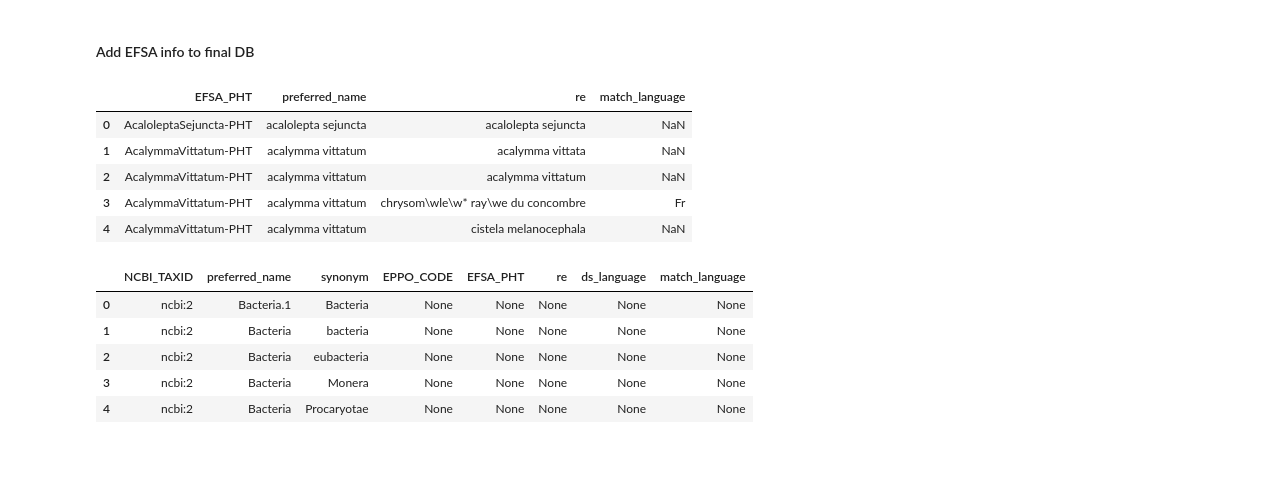
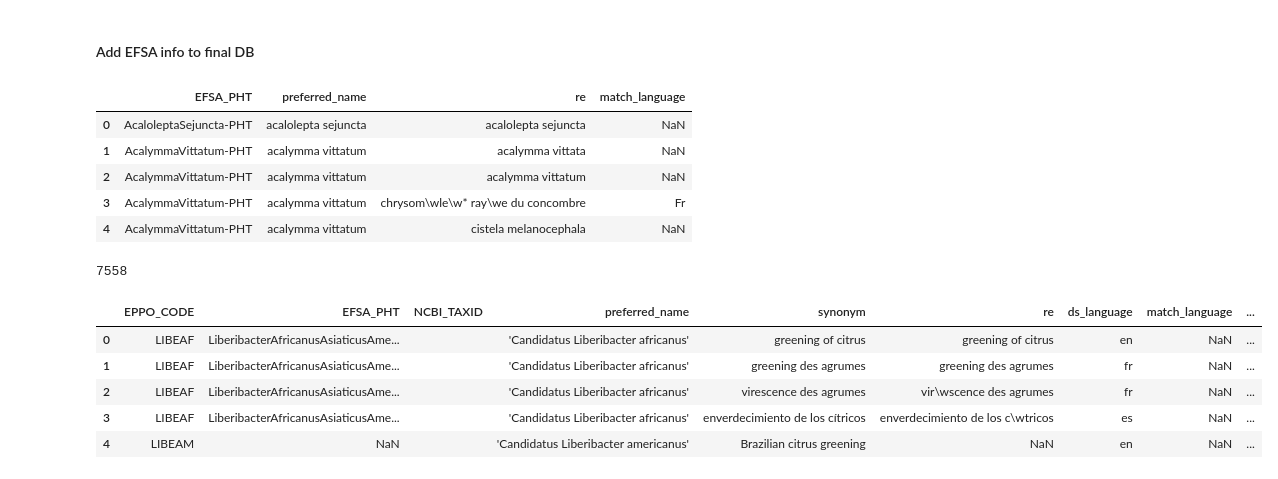
Before and after one commit to e-lubrini/quarantine-organisms-kr-nlp, a Jupyter notebook: lexical_resources/for_annotation/main.ipynb, the cells around one changed output. Drawn from its saved outputs; the diff is of its cells as text; code cells hidden in the pictures.

```diff
--- a/lexical_resources/for_annotation/main.ipynb
+++ b/lexical_resources/for_annotation/main.ipynb
@@ -27,8 +27,8 @@ from dsutils.nlp.language import get_lang_code
 # %%
 ## input
 db_paths = dict(
-    eppo_com = get_datafile_path('original/2022-09-02_COMMONnames_EPPO_OQ.xlsx'),
-    eppo_sci = get_datafile_path('original/2022-09-02_SCIENTIFICnames_EPPO_OQ.xlsx'),
+    eppo_com = get_datafile_path('original/2022-09-02_COMMONnames_EPPO_OQ.csv'),
+    eppo_sci = get_datafile_path('original/2022-09-02_SCIENTIFICnames_EPPO_OQ.csv'),
     efsa = get_datafile_path('EFSA-keyword-match/FichierMotsClesMagaliLarenaudie.csv'),
     ncbi = get_datafile_path('taxa+id_full.txt'),
 )
@@ -246,0 +196,3 @@ display(structured_db.head())
+# %%
+structured_db = pd.DataFrame(columns=anno_gloss_column_names)
+display(structured_db)
@@ -256,6 +210,7 @@ db_names = list(str(x) for x in prep_dbs.keys())
 # %%
 # copy into a new db to which eppo information will be added
 ncbi_eppo_db = structured_db.copy()
+prep_ncbi_db = prep_dbs['ncbi']
 
 ## open both eppo (sci and com) dbs and concatenate them
 prep_eppo_dbs = [prep_dbs[db_name] for db_name in db_names if 'eppo' in db_name]
@@ -315,0 +226,27 @@ for prep_eppo_db_i in tqdm(range(len(prep_eppo_db))):
+# %%
+## loop over syns in EPPO db
+for prep_eppo_db_i in tqdm(range(len(prep_eppo_db))):
+    syn = str(prep_eppo_db['synonym'][prep_eppo_db_i])
+    lang = prep_eppo_db['ds_language'][prep_eppo_db_i]
+    key = prep_eppo_db['EPPO_CODE'][prep_eppo_db_i]
+    sci_name = prep_eppo_db['preferred_name'][prep_eppo_db_i]
+
+    prep_ncbi_syn_rows = prep_ncbi_db[prep_ncbi_db['synonym']==syn]
+    prep_ncbi_sci_rows = prep_ncbi_db[prep_ncbi_db['preferred_name']==sci_name or prep_ncbi_db['preferred_name']=="'"+sci_name+"'"]
+
+    # rows in NCBI that have a matching synonym or scientific name
+    prep_ncbi_matching_rows = pd.concat([prep_ncbi_syn_rows, prep_ncbi_sci_rows], ignore_index=True)
+
+    taxid_col = (prep_ncbi_matching_rows['NCBI_TAXID'])
+    sci_name_col = prep_ncbi_matching_rows['preferred_name']
+
+    if len(prep_ncbi_matching_rows) != 0:
+        taxid = taxid_col[0]
+        sci_name = sci_name_col[0]
+    else:
+        taxid = ''
+        sci_name = prep_eppo_db['preferred_name'][prep_eppo_db_i]
+
+    new_eppo_row = pd.DataFrame([[taxid, sci_name, syn, lang, key]], columns=['NCBI_TAXID', 'preferred_name', 'synonym', 'ds_language', 'EPPO_CODE'])
+
+    ncbi_eppo_db = pd.concat([ncbi_eppo_db, new_eppo_row], ignore_index=True)
@@ -331,6 +270,7 @@ final_db = ncbi_eppo_db.copy()
 prep_efsa_dbs = [prep_dbs[db_name] for db_name in db_names if 'efsa' in db_name]
 prep_efsa_db = pd.concat(prep_efsa_dbs, ignore_index=True)
 display(prep_efsa_db.head())
+len(prep_efsa_db)
 # %% [output]
 |  | EFSA_PHT | preferred_name | re | match_language |
 | 0 | AcaloleptaSejuncta-PHT | acalolepta sejuncta | acalolepta sejuncta | NaN |
@@ -338,38 +278,40 @@ display(prep_efsa_db.head())
 | 2 | AcalymmaVittatum-PHT | acalymma vittatum | acalymma vittatum | NaN |
 | 3 | AcalymmaVittatum-PHT | acalymma vittatum | chrysom\wle\w* ray\we du concombre | Fr |
 | 4 | AcalymmaVittatum-PHT | acalymma vittatum | cistela melanocephala | NaN |
+7558
 # %%
+match_found = False
 ## loop over res i n EFSA db
 for prep_efsa_db_i in tqdm(range(len(prep_efsa_db))):
     for final_db_i in range(len(final_db)):
         pattern = prep_efsa_db['re'][prep_efsa_db_i]
         syn = final_db['synonym'][final_db_i]
 
         ## if re matches a syn, add: re, efsa key, language if None
         if re.match(str(pattern), str(syn)):
             final_db['re'][final_db_i] = prep_efsa_db['re'][prep_efsa_db_i]
             final_db['EFSA_PHT'][final_db_i] = prep_efsa_db['EFSA_PHT'][prep_efsa_db_i]
             final_db['match_language'][final_db_i] = prep_efsa_db['match_language'][prep_efsa_db_i]
             match_found = True
 
     ## else, if no matches, add new line = re, syn, key, language
     if not match_found:
         pattern = prep_efsa_db['re'][prep_efsa_db_i]
         #syn = prep_efsa_db['synonym'][prep_efsa_db_i]
         key = prep_efsa_db['EFSA_PHT'][prep_efsa_db_i]
         lang = prep_efsa_db['match_language'][prep_efsa_db_i]
 
         new_efsa_row = pd.DataFrame([[pattern, syn, lang, key]], columns=['re', 'syn', 'match_language', 'EFSA_PHT'])
 
-        final_db = pd.concat(final_db, new_efsa_row, ignore_index=True)
+        final_db = pd.concat([final_db, new_efsa_row], ignore_index=True)
 
 final_db.head()
 # %% [output]
-|  | NCBI_TAXID | preferred_name | synonym | EPPO_CODE | EFSA_PHT | re | ds_language | match_language |
-| 0 | ncbi:2 | Bacteria.1 | Bacteria | None | None | None | None | None |
-| 1 | ncbi:2 | Bacteria | bacteria | None | None | None | None | None |
-| 2 | ncbi:2 | Bacteria | eubacteria | None | None | None | None | None |
-| 3 | ncbi:2 | Bacteria | Monera | None | None | None | None | None |
-| 4 | ncbi:2 | Bacteria | Procaryotae | None | None | None | None | None |
+|  | EPPO_CODE | EFSA_PHT | NCBI_TAXID | preferred_name | synonym | re | ds_language | match_language | ... |
+| 0 | LIBEAF | LiberibacterAfricanusAsiaticusAme... |  | 'Candidatus Liberibacter africanus' | greening of citrus | greening of citrus | en | NaN | ... |
+| 1 | LIBEAF | LiberibacterAfricanusAsiaticusAme... |  | 'Candidatus Liberibacter africanus' | greening des agrumes | greening des agrumes | fr | NaN | ... |
+| 2 | LIBEAF | LiberibacterAfricanusAsiaticusAme... |  | 'Candidatus Liberibacter africanus' | virescence des agrumes | vir\wscence des agrumes | fr | NaN | ... |
+| 3 | LIBEAF | LiberibacterAfricanusAsiaticusAme... |  | 'Candidatus Liberibacter africanus' | enverdecimiento de los cítricos | enverdecimiento de los c\wtricos | es | NaN | ... |
+| 4 | LIBEAM | NaN |  | 'Candidatus Liberibacter americanus' | Brazilian citrus greening | NaN | en | NaN | ... |
 # %%
 final_db.to_csv(LR_filepath)
```
Also changed, not shown: parts of 11 cells of this notebook.
